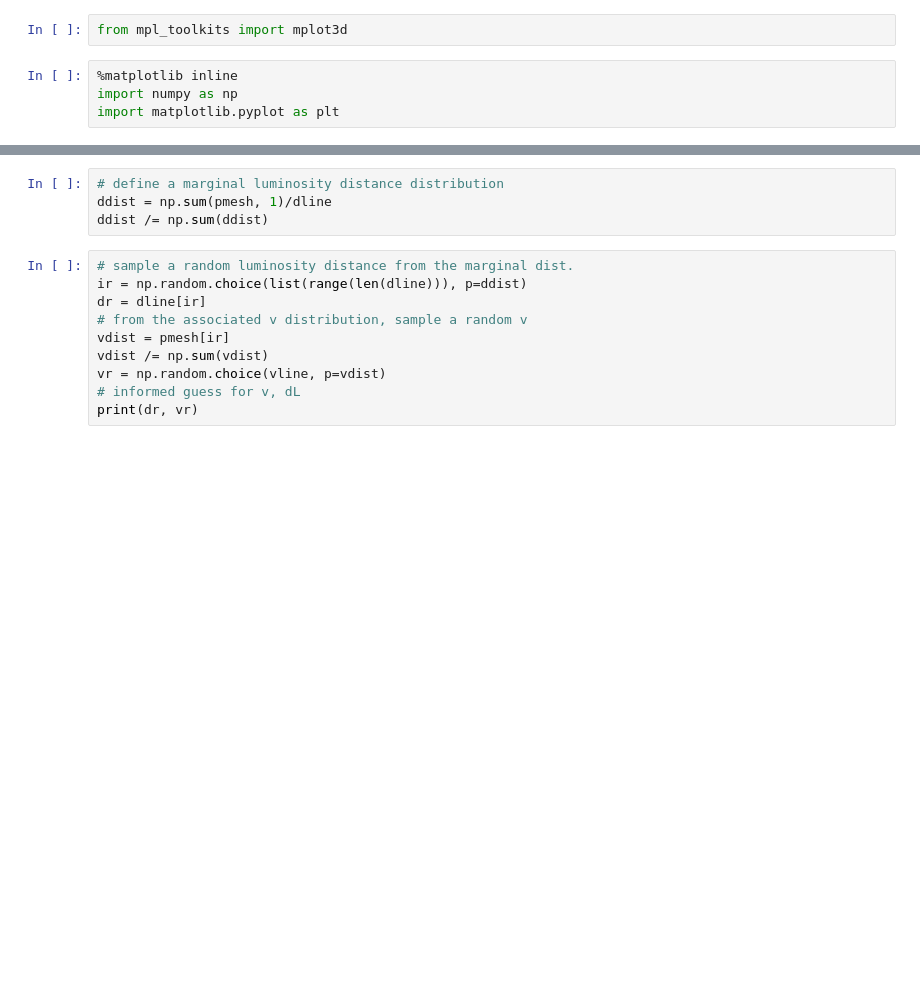
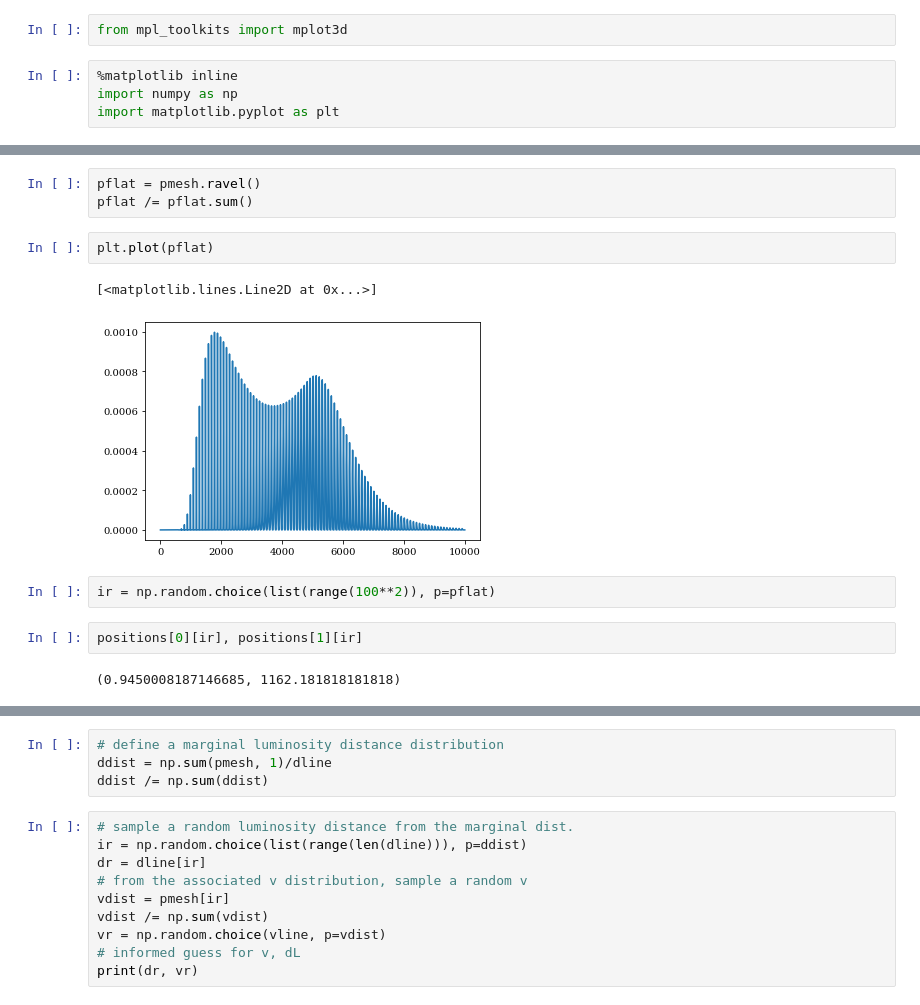
Before and after one commit to samgagnon/kilonova_sim, a Jupyter notebook: Distance Inference.ipynb, the cells around one changed output, grey strips where cells are left out. Drawn from its saved outputs; the diff is of its cells as text; blank space fills up the shorter version.

```diff
--- a/Distance Inference.ipynb
+++ b/Distance Inference.ipynb
@@ -177,0 +195,14 @@ plt.show()
+# %%
+pflat = pmesh.ravel()
+pflat /= pflat.sum()
+# %%
+plt.plot(pflat)
+# %% [output]
+[<matplotlib.lines.Line2D at 0x...>]
+[figure, added]
+# %%
+ir = np.random.choice(list(range(100**2)), p=pflat)
+# %%
+positions[0][ir], positions[1][ir]
+# %% [output]
+(0.9450008187146685, 1162.181818181818)
```
Also changed, not shown: parts of 4 cells of this notebook.
